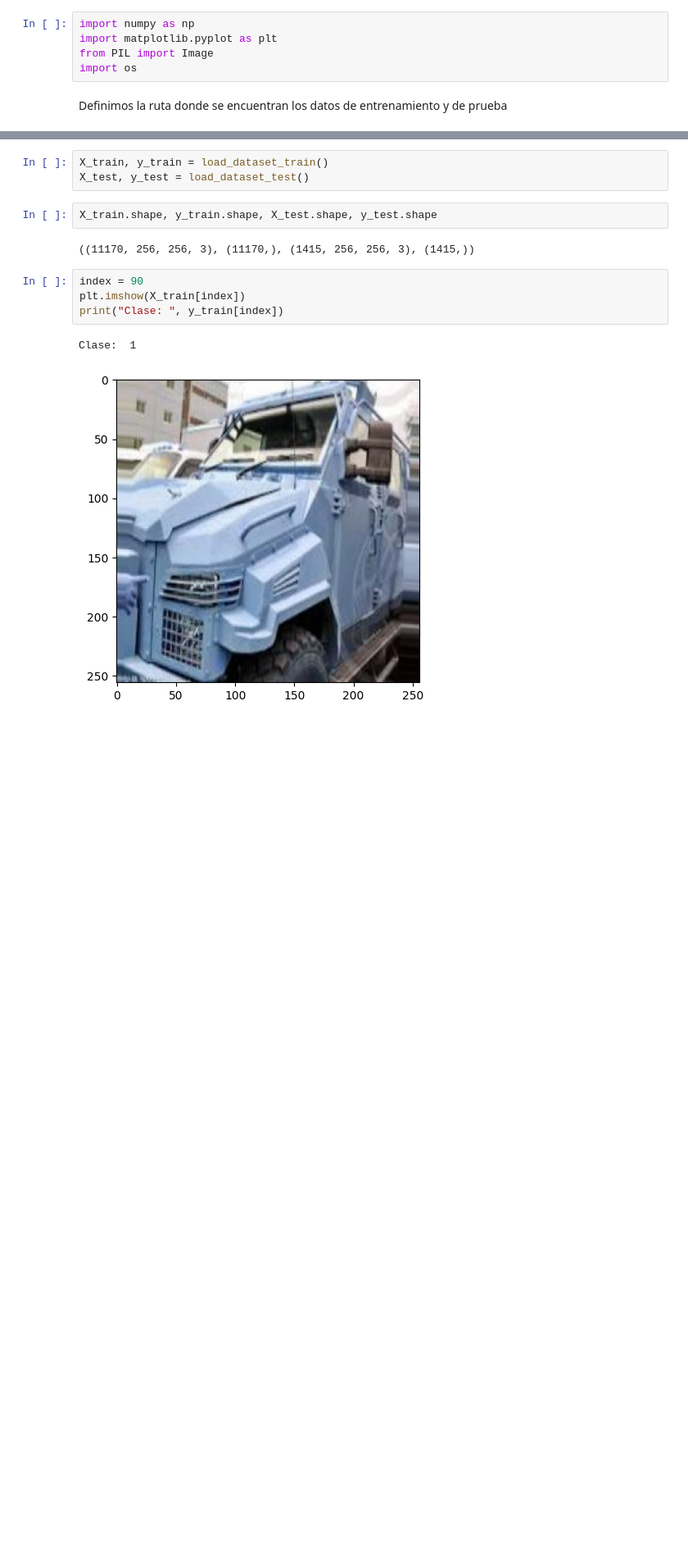
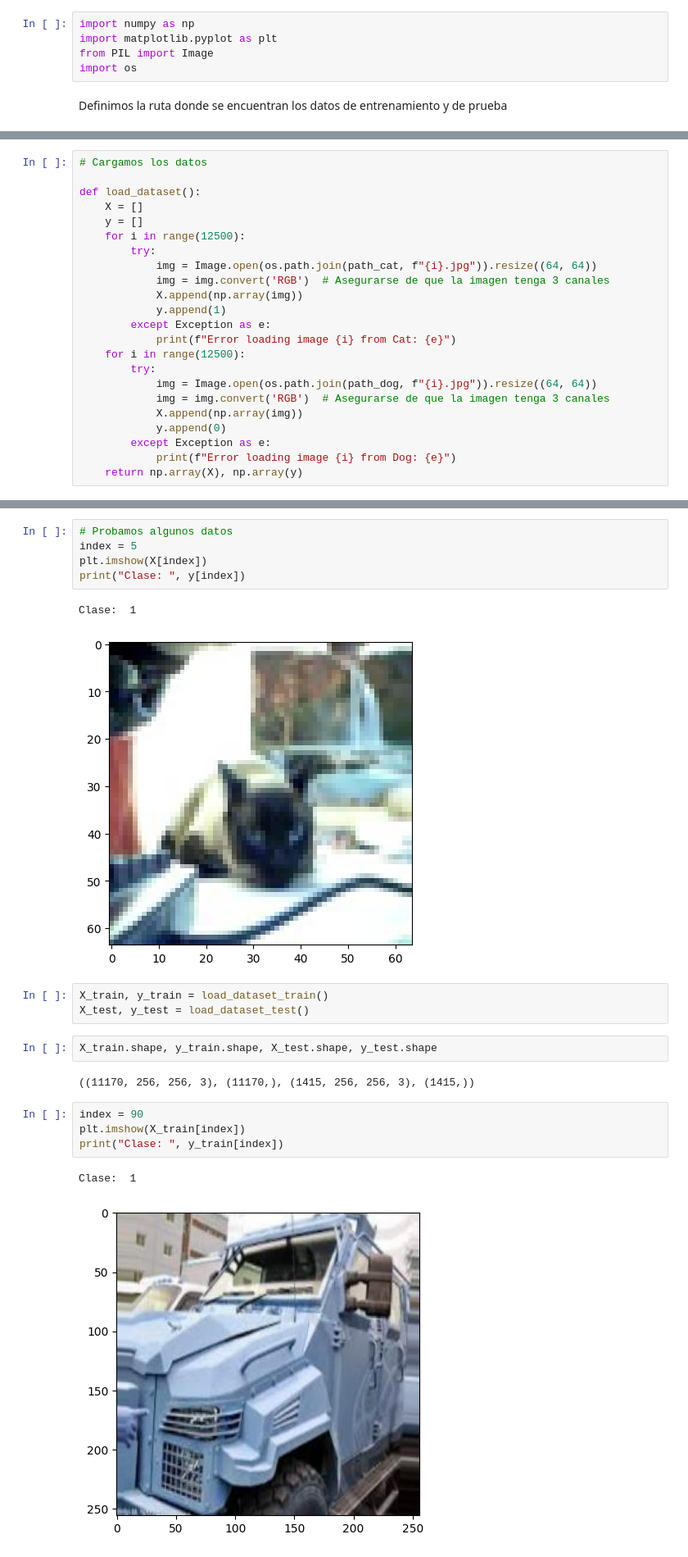
Before and after one commit to Defiant7426/classification_model, a Jupyter notebook: clasificationModel/model.ipynb, the cells around one changed output, grey strips where cells are left out. Shown at 82% size. Saved outputs shown, nothing was run; the diff lists cells and outputs as text; blank space fills up the shorter version.

Commit message:
Cargando los datos de pets

```diff
--- a/clasificationModel/model.ipynb
+++ b/clasificationModel/model.ipynb
@@ -55 +55,24 @@ Bien, la idea es contruir nuestro prerceptron desde 0 de manera que podamos clas
+# %%
+# Cargamos los datos
+
+def load_dataset():
+    X = []
+    y = []
+    for i in range(12500):
+        try:
+            img = Image.open(os.path.join(path_cat, f"{i}.jpg")).resize((64, 64))
+            img = img.convert('RGB')  # Asegurarse de que la imagen tenga 3 canales
+            X.append(np.array(img))
+            y.append(1)
+        except Exception as e:
+            print(f"Error loading image {i} from Cat: {e}")
+    for i in range(12500):
+        try:
+            img = Image.open(os.path.join(path_dog, f"{i}.jpg")).resize((64, 64))
+            img = img.convert('RGB')  # Asegurarse de que la imagen tenga 3 canales
+            X.append(np.array(img))
+            y.append(0)
+        except Exception as e:
+            print(f"Error loading image {i} from Dog: {e}")
+    return np.array(X), np.array(y)
 # %%
@@ -99,3 +91,11 @@ def load_dataset_test():
+# %%
+# Probamos algunos datos
+index = 5
+plt.imshow(X[index])
+print("Clase: ", y[index])
+# %% [output]
+Clase:  1
+[figure, added]
 # %%
 X_train, y_train = load_dataset_train()
 X_test, y_test = load_dataset_test()
```
Also changed, not shown: parts of 18 cells of this notebook.
